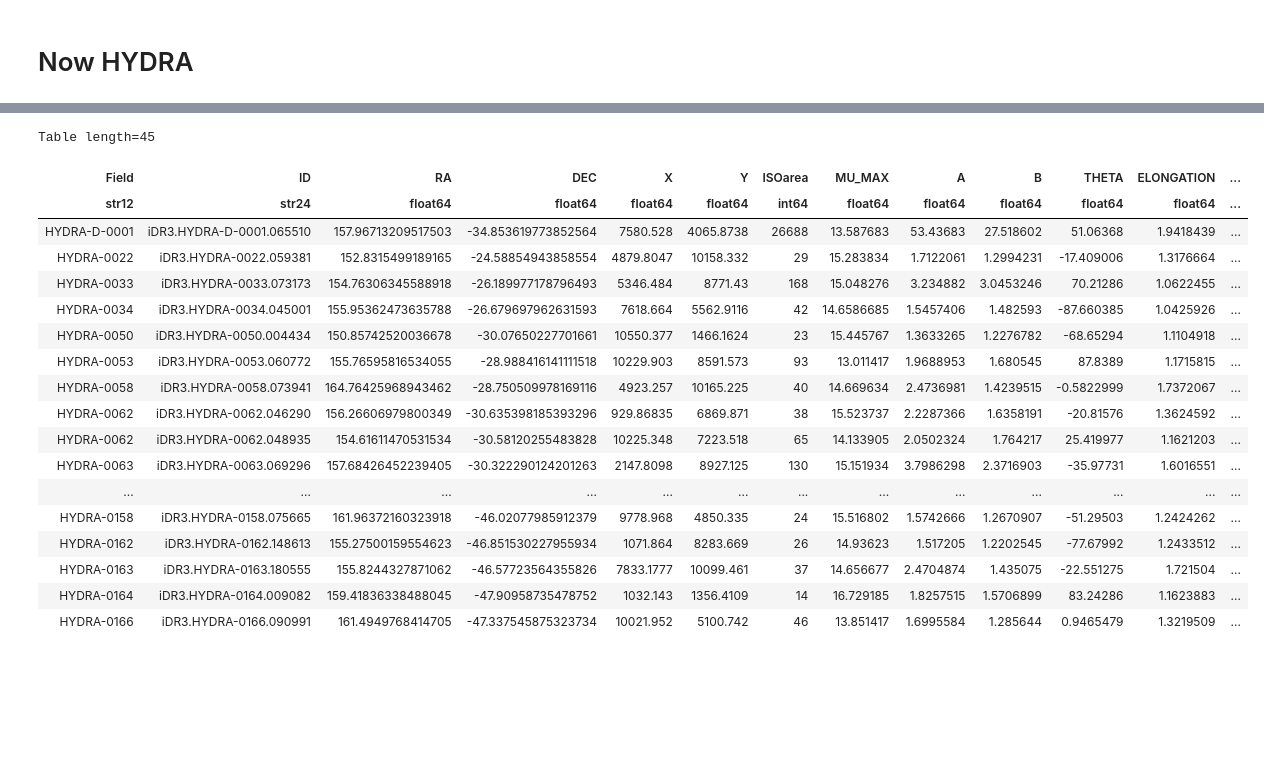
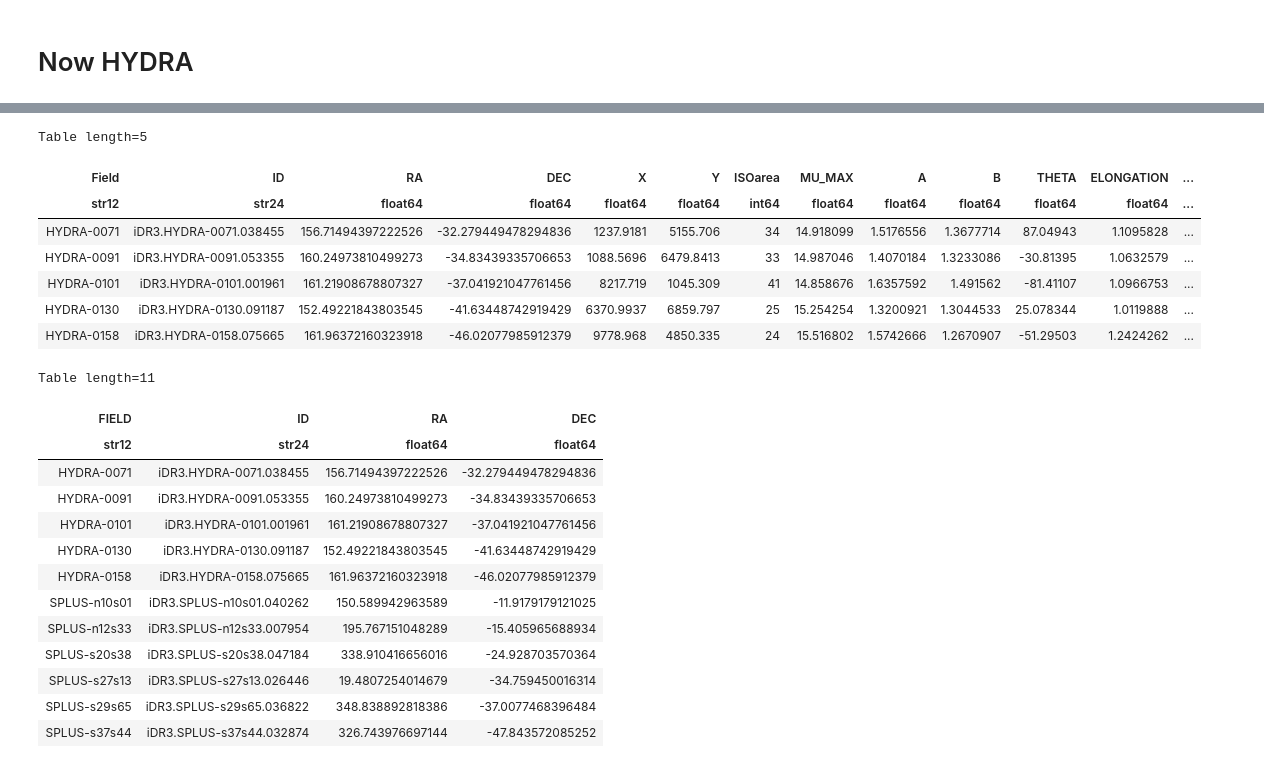
Before and after one commit to AngelGSoto/python-notebooks, a Jupyter notebook: Analizing SPLUS SySt candidates.ipynb, the cells around one changed output, grey strips where cells are left out. Saved outputs shown, nothing was run; the diff lists cells and outputs as text; code cells hidden in the pictures; blank space fills up the shorter version.

```diff
--- a/Analizing SPLUS SySt candidates.ipynb
+++ b/Analizing SPLUS SySt candidates.ipynb
@@ -114,26 +106,15 @@ No handles with labels found to put in legend.
 # %%
 #masking
-m1 = tab1["Jmag"] - tab1["Hmag"] >= 0.7
+m1 = tab1["Jmag"] - tab1["Hmag"] >= 1.0
 tab1[m1]
 # %% [output]
-Table length=45
+Table length=5
 | Field | ID | RA | DEC | X | Y | ISOarea | MU_MAX | A | B | THETA | ELONGATION | ... |
 | str12 | str24 | float64 | float64 | float64 | float64 | int64 | float64 | float64 | float64 | float64 | float64 | ... |
-| HYDRA-D-0001 | iDR3.HYDRA-D-0001.065510 | 157.96713209517503 | -34.853619773852564 | 7580.528 | 4065.8738 | 26688 | 13.587683 | 53.43683 | 27.518602 | 51.06368 | 1.9418439 | ... |
-| HYDRA-0022 | iDR3.HYDRA-0022.059381 | 152.8315499189165 | -24.58854943858554 | 4879.8047 | 10158.332 | 29 | 15.283834 | 1.7122061 | 1.2994231 | -17.409006 | 1.3176664 | ... |
-| HYDRA-0033 | iDR3.HYDRA-0033.073173 | 154.76306345588918 | -26.189977178796493 | 5346.484 | 8771.43 | 168 | 15.048276 | 3.234882 | 3.0453246 | 70.21286 | 1.0622455 | ... |
-| HYDRA-0034 | iDR3.HYDRA-0034.045001 | 155.95362473635788 | -26.679697962631593 | 7618.664 | 5562.9116 | 42 | 14.6586685 | 1.5457406 | 1.482593 | -87.660385 | 1.0425926 | ... |
-| HYDRA-0050 | iDR3.HYDRA-0050.004434 | 150.85742520036678 | -30.07650227701661 | 10550.377 | 1466.1624 | 23 | 15.445767 | 1.3633265 | 1.2276782 | -68.65294 | 1.1104918 | ... |
-| HYDRA-0053 | iDR3.HYDRA-0053.060772 | 155.76595816534055 | -28.988416141111518 | 10229.903 | 8591.573 | 93 | 13.011417 | 1.9688953 | 1.680545 | 87.8389 | 1.1715815 | ... |
-| HYDRA-0058 | iDR3.HYDRA-0058.073941 | 164.76425968943462 | -28.750509978169116 | 4923.257 | 10165.225 | 40 | 14.669634 | 2.4736981 | 1.4239515 | -0.5822999 | 1.7372067 | ... |
-| HYDRA-0062 | iDR3.HYDRA-0062.046290 | 156.26606979800349 | -30.635398185393296 | 929.86835 | 6869.871 | 38 | 15.523737 | 2.2287366 | 1.6358191 | -20.81576 | 1.3624592 | ... |
-| HYDRA-0062 | iDR3.HYDRA-0062.048935 | 154.61611470531534 | -30.58120255483828 | 10225.348 | 7223.518 | 65 | 14.133905 | 2.0502324 | 1.764217 | 25.419977 | 1.1621203 | ... |
-| HYDRA-0063 | iDR3.HYDRA-0063.069296 | 157.68426452239405 | -30.322290124201263 | 2147.8098 | 8927.125 | 130 | 15.151934 | 3.7986298 | 2.3716903 | -35.97731 | 1.6016551 | ... |
-| ... | ... | ... | ... | ... | ... | ... | ... | ... | ... | ... | ... | ... |
+| HYDRA-0071 | iDR3.HYDRA-0071.038455 | 156.71494397222526 | -32.279449478294836 | 1237.9181 | 5155.706 | 34 | 14.918099 | 1.5176556 | 1.3677714 | 87.04943 | 1.1095828 | ... |
+| HYDRA-0091 | iDR3.HYDRA-0091.053355 | 160.24973810499273 | -34.83439335706653 | 1088.5696 | 6479.8413 | 33 | 14.987046 | 1.4070184 | 1.3233086 | -30.81395 | 1.0632579 | ... |
+| HYDRA-0101 | iDR3.HYDRA-0101.001961 | 161.21908678807327 | -37.041921047761456 | 8217.719 | 1045.309 | 41 | 14.858676 | 1.6357592 | 1.491562 | -81.41107 | 1.0966753 | ... |
+| HYDRA-0130 | iDR3.HYDRA-0130.091187 | 152.49221843803545 | -41.63448742919429 | 6370.9937 | 6859.797 | 25 | 15.254254 | 1.3200921 | 1.3044533 | 25.078344 | 1.0119888 | ... |
 | HYDRA-0158 | iDR3.HYDRA-0158.075665 | 161.96372160323918 | -46.02077985912379 | 9778.968 | 4850.335 | 24 | 15.516802 | 1.5742666 | 1.2670907 | -51.29503 | 1.2424262 | ... |
-| HYDRA-0162 | iDR3.HYDRA-0162.148613 | 155.27500159554623 | -46.851530227955934 | 1071.864 | 8283.669 | 26 | 14.93623 | 1.517205 | 1.2202545 | -77.67992 | 1.2433512 | ... |
-| HYDRA-0163 | iDR3.HYDRA-0163.180555 | 155.8244327871062 | -46.57723564355826 | 7833.1777 | 10099.461 | 37 | 14.656677 | 2.4704874 | 1.435075 | -22.551275 | 1.721504 | ... |
-| HYDRA-0164 | iDR3.HYDRA-0164.009082 | 159.41836338488045 | -47.90958735478752 | 1032.143 | 1356.4109 | 14 | 16.729185 | 1.8257515 | 1.5706899 | 83.24286 | 1.1623883 | ... |
-| HYDRA-0166 | iDR3.HYDRA-0166.090991 | 161.4949768414705 | -47.337545875323734 | 10021.952 | 5100.742 | 46 | 13.851417 | 1.6995584 | 1.285644 | 0.9465479 | 1.3219509 | ... |
 # %%
 # Save the table result WISE
@@ -141,0 +128,17 @@ tab1[m1].write(asciifile_crit_2mass_hydra, format="ascii.commented_header")
+# %%
+table_total
+# %% [output]
+Table length=11
+| FIELD | ID | RA | DEC |
+| str12 | str24 | float64 | float64 |
+| HYDRA-0071 | iDR3.HYDRA-0071.038455 | 156.71494397222526 | -32.279449478294836 |
+| HYDRA-0091 | iDR3.HYDRA-0091.053355 | 160.24973810499273 | -34.83439335706653 |
+| HYDRA-0101 | iDR3.HYDRA-0101.001961 | 161.21908678807327 | -37.041921047761456 |
+| HYDRA-0130 | iDR3.HYDRA-0130.091187 | 152.49221843803545 | -41.63448742919429 |
+| HYDRA-0158 | iDR3.HYDRA-0158.075665 | 161.96372160323918 | -46.02077985912379 |
+| SPLUS-n10s01 | iDR3.SPLUS-n10s01.040262 | 150.589942963589 | -11.9179179121025 |
+| SPLUS-n12s33 | iDR3.SPLUS-n12s33.007954 | 195.767151048289 | -15.405965688934 |
+| SPLUS-s20s38 | iDR3.SPLUS-s20s38.047184 | 338.910416656016 | -24.928703570364 |
+| SPLUS-s27s13 | iDR3.SPLUS-s27s13.026446 | 19.4807254014679 | -34.759450016314 |
+| SPLUS-s29s65 | iDR3.SPLUS-s29s65.036822 | 348.838892818386 | -37.0077468396484 |
+| SPLUS-s37s44 | iDR3.SPLUS-s37s44.032874 | 326.743976697144 | -47.843572085252 |
```
Also changed, not shown: parts of 10 cells of this notebook, 1 other file.
